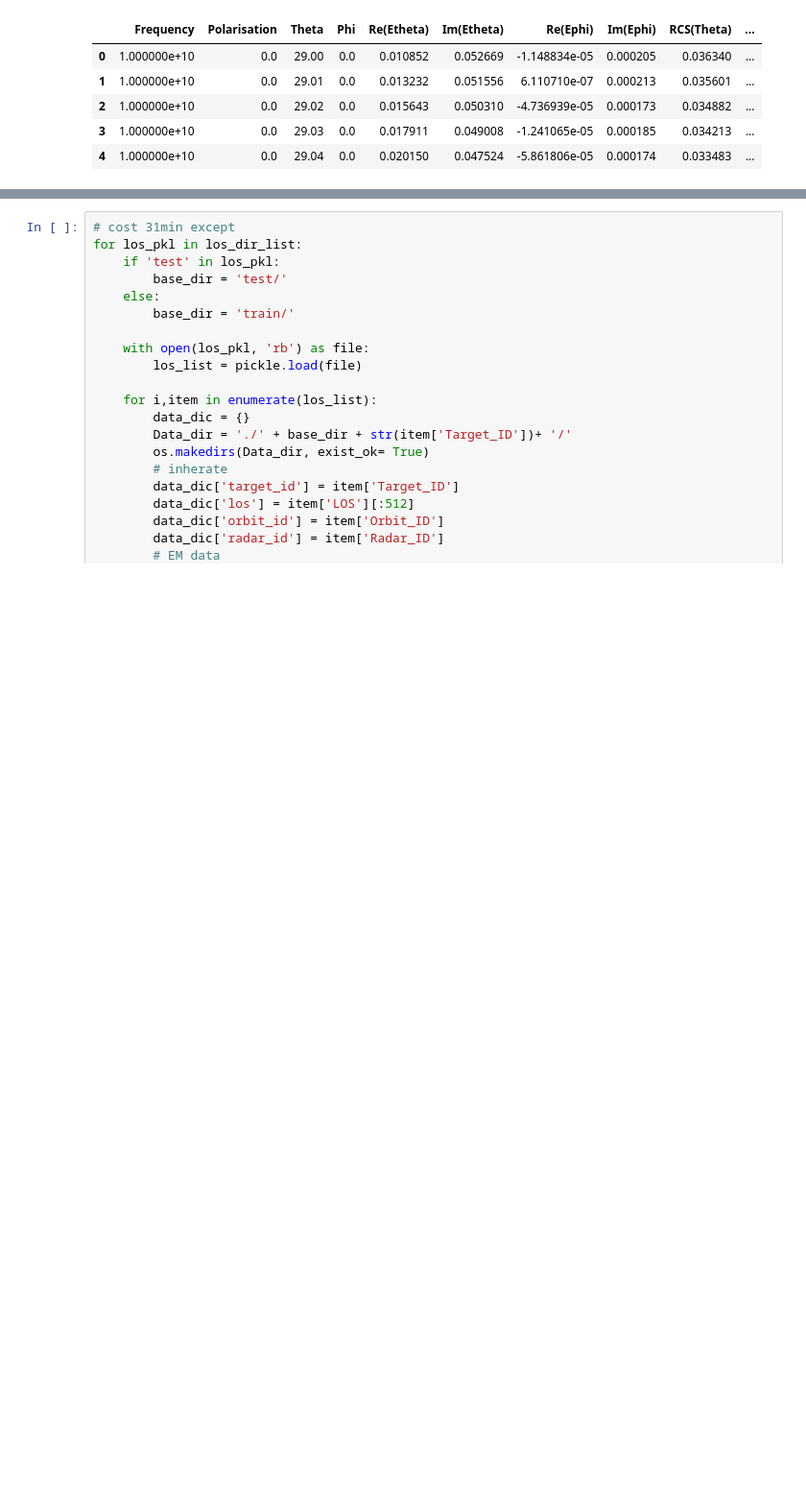
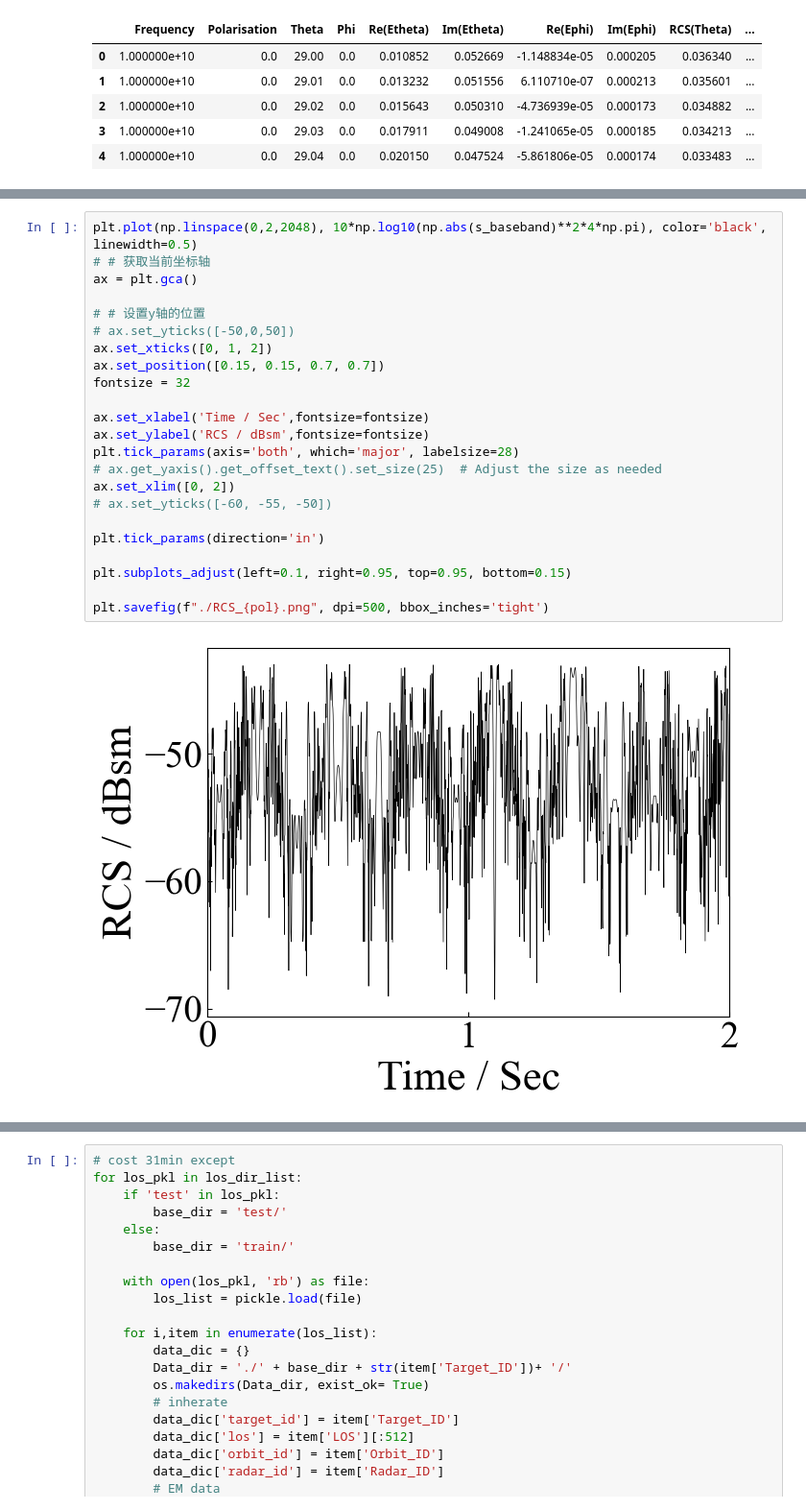
Before and after one commit to NilasZ/MRM, a Jupyter notebook: Generation/generation.ipynb, the cells around one changed output, grey strips where cells are left out. Shown at 96% size. Cells and saved outputs as stored; diff of their text form; blank space fills up the shorter version.

```diff
--- a/Generation/generation.ipynb
+++ b/Generation/generation.ipynb
@@ -158,0 +261,25 @@ plt.legend()
+# %%
+plt.plot(np.linspace(0,2,2048), 10*np.log10(np.abs(s_baseband)**2*4*np.pi), color='black', linewidth=0.5)
+# # 获取当前坐标轴
+ax = plt.gca()
+
+# # 设置y轴的位置
+# ax.set_yticks([-50,0,50])
+ax.set_xticks([0, 1, 2])
+ax.set_position([0.15, 0.15, 0.7, 0.7])
+fontsize = 32
+
+ax.set_xlabel('Time / Sec',fontsize=fontsize)
+ax.set_ylabel('RCS / dBsm',fontsize=fontsize)
+plt.tick_params(axis='both', which='major', labelsize=28)
+# ax.get_yaxis().get_offset_text().set_size(25)  # Adjust the size as needed
+ax.set_xlim([0, 2])
+# ax.set_yticks([-60, -55, -50])
+
+plt.tick_params(direction='in')
+
+plt.subplots_adjust(left=0.1, right=0.95, top=0.95, bottom=0.15)
+
+plt.savefig(f"./RCS_{pol}.png", dpi=500, bbox_inches='tight')
+# %% [output]
+[figure, added]
```
Also changed, not shown: parts of 8 cells of this notebook, 34 other files.
